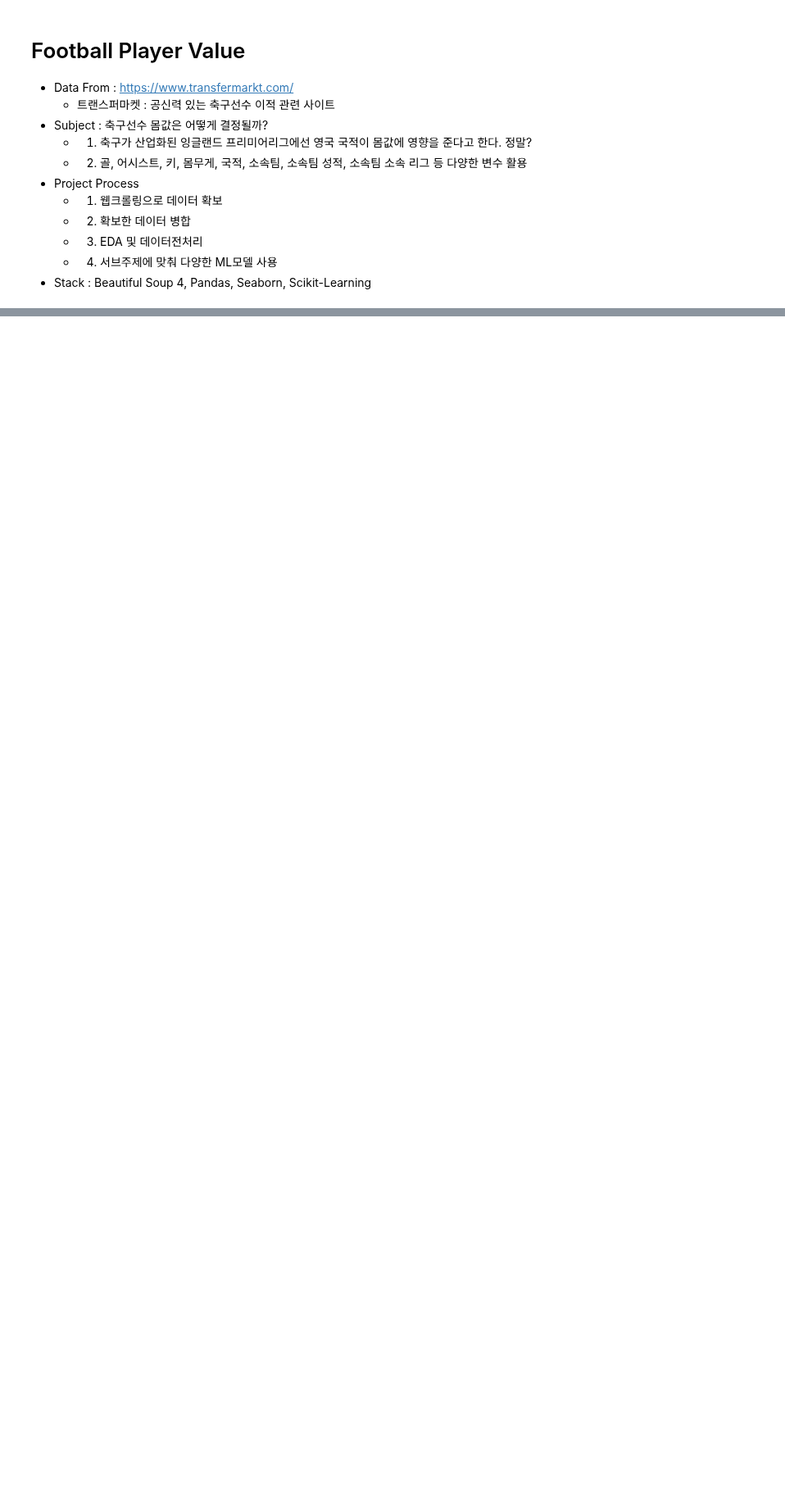
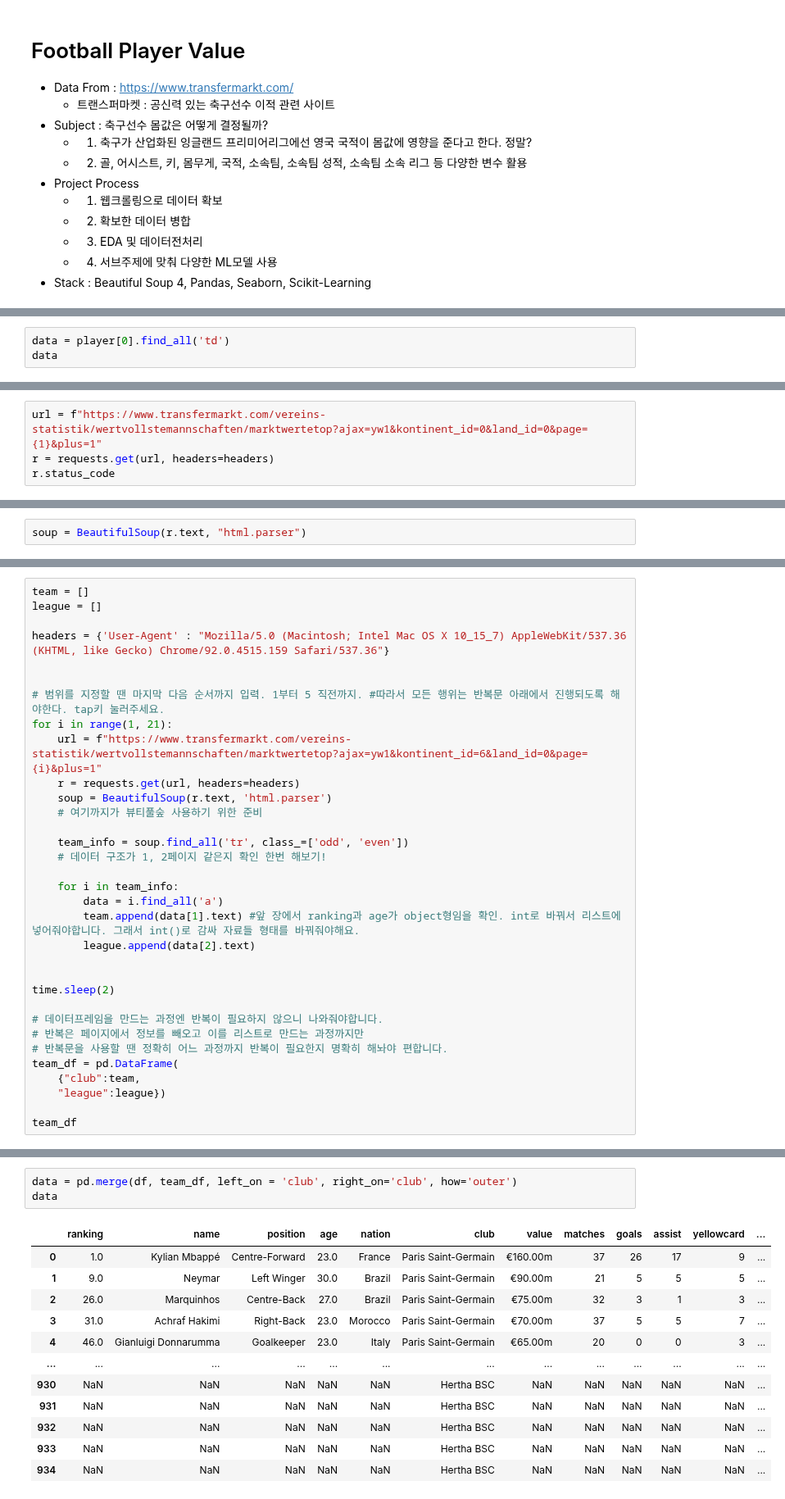
Before and after one commit to obilige/justone, a Jupyter notebook: FP_value/Football_Player.ipynb, the cells around one changed output, grey strips where cells are left out. Shown at 82% size. Drawn from its saved outputs; the diff is of its cells as text; blank space fills up the shorter version.

```diff
--- a/FP_value/Football_Player.ipynb
+++ b/FP_value/Football_Player.ipynb
@@ -37,0 +71,3 @@ from sklearn.preprocessing import StandardScaler
+# %%
+data = player[0].find_all('td')
+data
@@ -37,0 +229,4 @@ from sklearn.preprocessing import StandardScaler
+# %%
+url = f"https://www.transfermarkt.com/vereins-statistik/wertvollstemannschaften/marktwertetop?ajax=yw1&kontinent_id=0&land_id=0&page={1}&plus=1"
+r = requests.get(url, headers=headers)
+r.status_code
@@ -37,0 +235,2 @@ from sklearn.preprocessing import StandardScaler
+# %%
+soup = BeautifulSoup(r.text, "html.parser")
@@ -37,0 +276,33 @@ from sklearn.preprocessing import StandardScaler
+# %%
+team = []
+league = []
+
+headers = {'User-Agent' : "Mozilla/5.0 (Macintosh; Intel Mac OS X 10_15_7) AppleWebKit/537.36 (KHTML, like Gecko) Chrome/92.0.4515.159 Safari/537.36"}
+
+
+# 범위를 지정할 땐 마지막 다음 순서까지 입력. 1부터 5 직전까지. #따라서 모든 행위는 반복문 아래에서 진행되도록 해야한다. tap키 눌러주세요.
+for i in range(1, 21):
+    url = f"https://www.transfermarkt.com/vereins-statistik/wertvollstemannschaften/marktwertetop?ajax=yw1&kontinent_id=6&land_id=0&page={i}&plus=1"
+    r = requests.get(url, headers=headers)
+    soup = BeautifulSoup(r.text, 'html.parser')
+    # 여기까지가 뷰티풀숲 사용하기 위한 준비
+
+    team_info = soup.find_all('tr', class_=['odd', 'even'])
+    # 데이터 구조가 1, 2페이지 같은지 확인 한번 해보기!
+
+    for i in team_info:
+        data = i.find_all('a')
+        team.append(data[1].text) #앞 장에서 ranking과 age가 object형임을 확인. int로 바꿔서 리스트에 넣어줘야합니다. 그래서 int()로 감싸 자료들 형태를 바꿔줘야해요.
+        league.append(data[2].text)
+
+
+time.sleep(2)
+
+# 데이터프레임을 만드는 과정엔 반복이 필요하지 않으니 나와줘야합니다.
+# 반복은 페이지에서 정보를 빼오고 이를 리스트로 만드는 과정까지만
+# 반복문을 사용할 땐 정확히 어느 과정까지 반복이 필요한지 명확히 해놔야 편합니다.
+team_df = pd.DataFrame(
+    {"club":team,
+    "league":league})
+
+team_df
@@ -37,0 +323,16 @@ from sklearn.preprocessing import StandardScaler
+# %%
+data = pd.merge(df, team_df, left_on = 'club', right_on='club', how='outer')
+data
+# %% [output]
+|  | ranking | name | position | age | nation | club | value | matches | goals | assist | yellowcard | ... |
+| 0 | 1.0 | Kylian Mbappé | Centre-Forward | 23.0 | France | Paris Saint-Germain | €160.00m | 37 | 26 | 17 | 9 | ... |
+| 1 | 9.0 | Neymar | Left Winger | 30.0 | Brazil | Paris Saint-Germain | €90.00m | 21 | 5 | 5 | 5 | ... |
+| 2 | 26.0 | Marquinhos | Centre-Back | 27.0 | Brazil | Paris Saint-Germain | €75.00m | 32 | 3 | 1 | 3 | ... |
+| 3 | 31.0 | Achraf Hakimi | Right-Back | 23.0 | Morocco | Paris Saint-Germain | €70.00m | 37 | 5 | 5 | 7 | ... |
+| 4 | 46.0 | Gianluigi Donnarumma | Goalkeeper | 23.0 | Italy | Paris Saint-Germain | €65.00m | 20 | 0 | 0 | 3 | ... |
+| ... | ... | ... | ... | ... | ... | ... | ... | ... | ... | ... | ... | ... |
+| 930 | NaN | NaN | NaN | NaN | NaN | Hertha BSC | NaN | NaN | NaN | NaN | NaN | ... |
+| 931 | NaN | NaN | NaN | NaN | NaN | Hertha BSC | NaN | NaN | NaN | NaN | NaN | ... |
+| 932 | NaN | NaN | NaN | NaN | NaN | Hertha BSC | NaN | NaN | NaN | NaN | NaN | ... |
+| 933 | NaN | NaN | NaN | NaN | NaN | Hertha BSC | NaN | NaN | NaN | NaN | NaN | ... |
+| 934 | NaN | NaN | NaN | NaN | NaN | Hertha BSC | NaN | NaN | NaN | NaN | NaN | ... |
```
Also changed, not shown: parts of 20 cells of this notebook, 3 other files.
